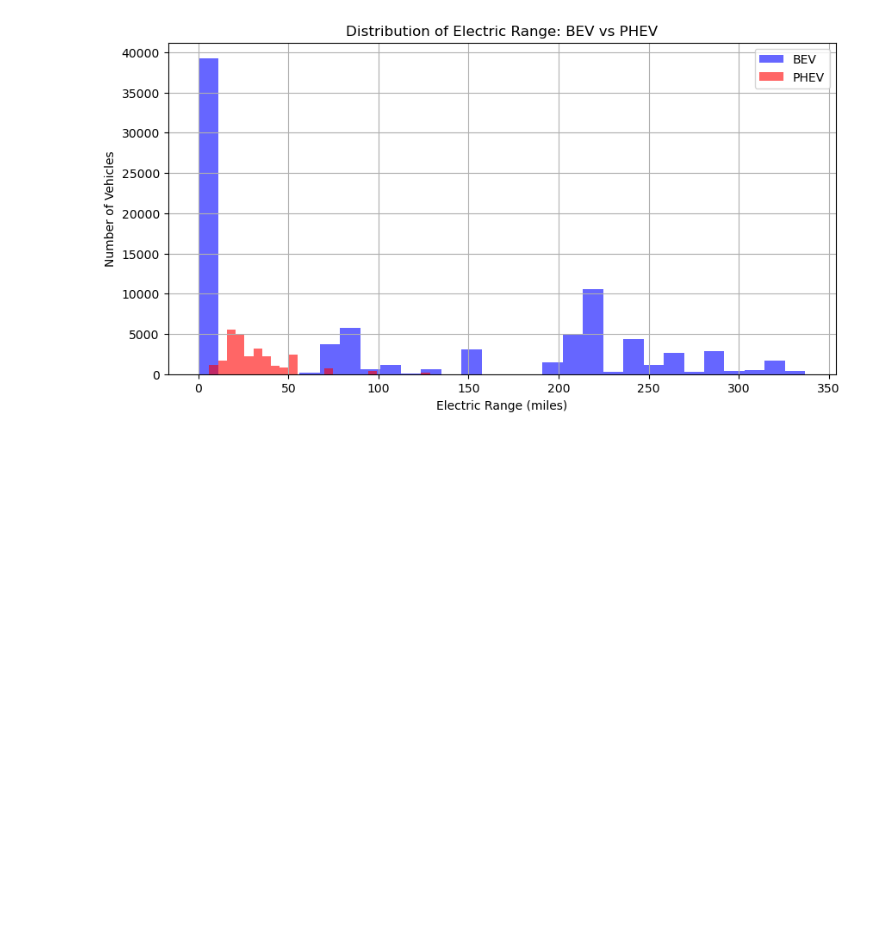
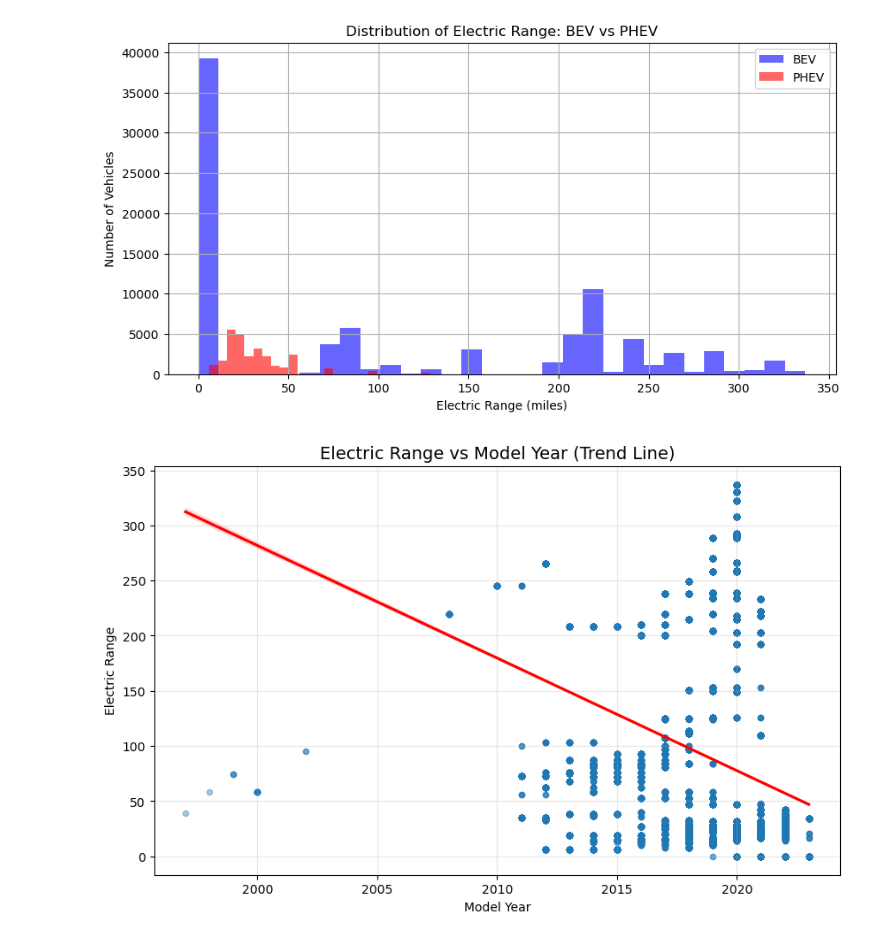
Before and after one commit to kubraStack/PythonVeriBilimiE-itimi-GelecekHayalimProjesi, a Jupyter notebook: EV-Tech-Performance-Analysis-Project/notebooks/analysis.ipynb, the cells around one changed output. Drawn from its saved outputs; the diff is of its cells as text; code cells hidden in the pictures; blank space fills up the shorter version.

```diff
--- a/EV-Tech-Performance-Analysis-Project/notebooks/analysis.ipynb
+++ b/EV-Tech-Performance-Analysis-Project/notebooks/analysis.ipynb
@@ -141,3 +141,23 @@ plt.grid(True)
 plt.show()
 # %% [output]
 [figure]
+# %%
+#Range vs Model Year Scatter Plot
+import matplotlib.pyplot as plt
+import pandas as pd
+import seaborn as sns
+
+df = pd.read_csv('../data/Electric_Vehicle_Population_Data.csv')
+
+#AMAÇ: Model Year ile Electric Range arasındaki ilişkiyi görmek
+#Yıllar ilerledikçe menzil artıyor mu? Dağılım nasıl?
+plt.figure(figsize=(10,6))
+sns.regplot(data=df, x='Model Year', y='Electric Range',
+            scatter_kws={'alpha':0.4, 's':20},
+            line_kws={'color':'red'})
+
+plt.title("Electric Range vs Model Year (Trend Line)", fontsize=14)
+plt.grid(alpha=0.3)
+plt.show()
+# %% [output]
+[figure, added]
```
